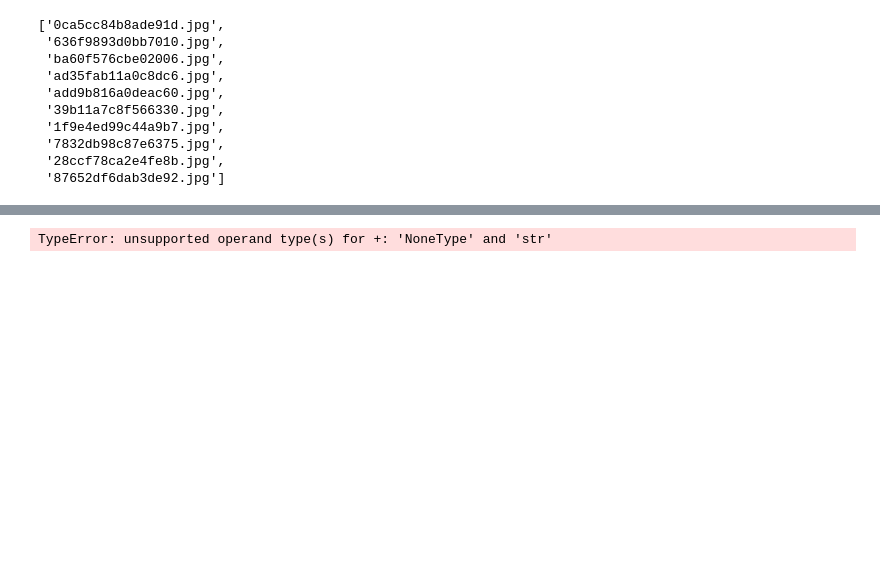
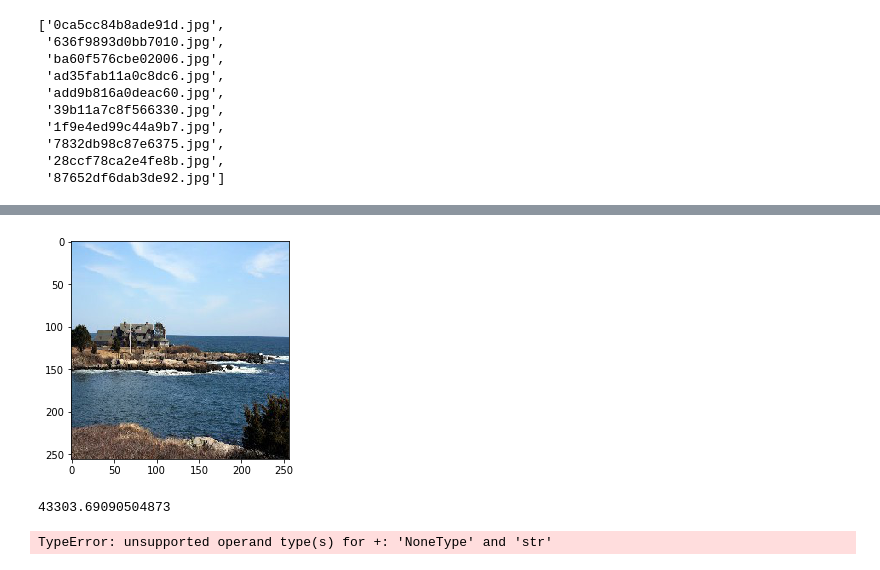
Before and after one commit to Munchic/landmark-challenge, a Jupyter notebook: draft.ipynb, the cells around one changed output, grey strips where cells are left out. Saved outputs shown, nothing was run; the diff lists cells and outputs as text; code cells hidden in the pictures; blank space fills up the shorter version.

```diff
--- a/draft.ipynb
+++ b/draft.ipynb
@@ -31,3 +43,14 @@ TypeError: Image data cannot be converted to float
+# %%
+plt.imshow(b)
+plt.show()
+# %% [output]
+[figure, added]
+# %%
+a = np.array(a, dtype=int)
+b = np.array(b, dtype=int)
+np.linalg.norm(a - b)
+# %% [output]
+43303.69090504873
 # %%
 None + '2'
 # %% [output]
```
Also changed, not shown: parts of 11 cells of this notebook.
